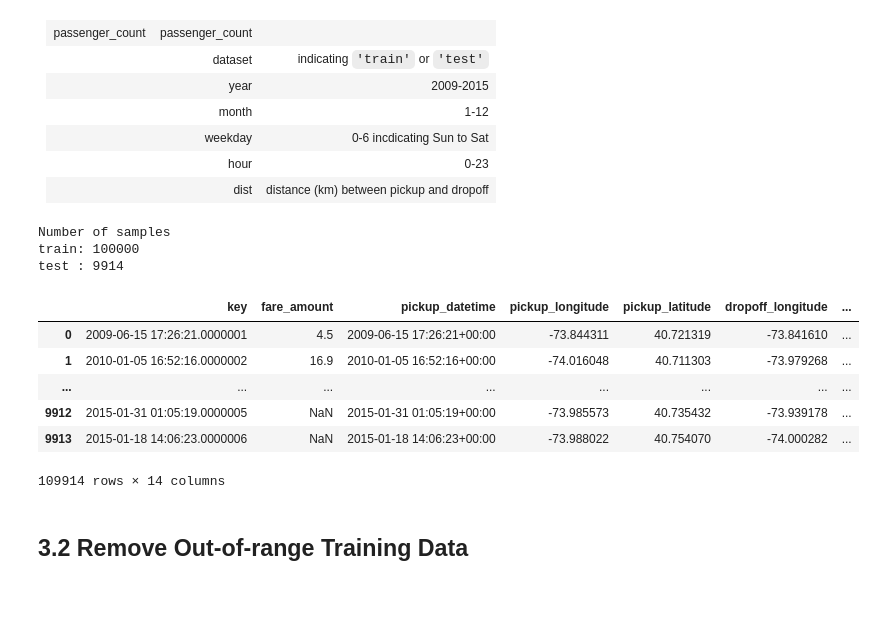
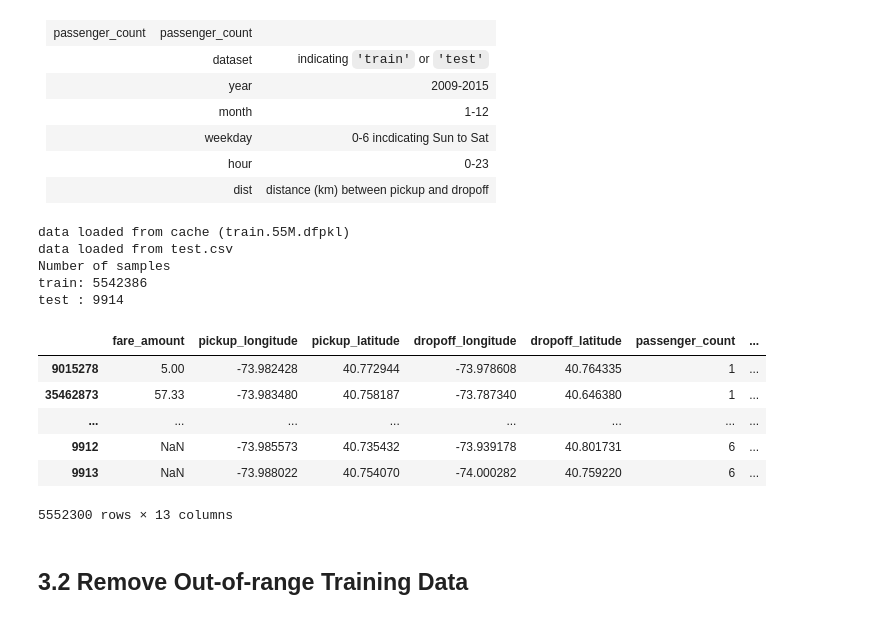
Before and after one commit to cfong32/data6100-final-proj, a Jupyter notebook: data6100_final_proj.ipynb, the cells around one changed output. Drawn from its saved outputs; the diff is of its cells as text; code cells hidden in the pictures.

Commit message:
Updated data loading

```diff
--- a/data6100_final_proj.ipynb
+++ b/data6100_final_proj.ipynb
@@ -112,38 +157,34 @@ def compute_dist(df):
 # %%
 # Read dataset (train + test)
 
 df = (
     pd.concat([
-        (pd.read_csv('train.csv', nrows=100_000)    # read nrows ONLY, the whole set contains >55M rows
+        (load_train_csv()
+         .sample(frac=0.1)
          .assign(dataset='train')),
-        (pd.read_csv('test.csv')
+        (load_test_csv()
          .assign(dataset='test')),
     ])
-    .assign(
-        pickup_datetime=lambda x: pd.to_datetime(x.pickup_datetime),
-        year   =lambda x: x.pickup_datetime.dt.year,
-        month  =lambda x: x.pickup_datetime.dt.month,
-        weekday=lambda x: x.pickup_datetime.dt.weekday,
-        hour   =lambda x: x.pickup_datetime.dt.hour,
-     )
     .pipe(compute_dist)
 )
 
 print('Number of samples')
 print(f'train: {(df.dataset=="train").sum()}')
 print(f'test : {(df.dataset=="test").sum()}')
 display(df)
 # %% [output]
+data loaded from cache (train.55M.dfpkl)
+data loaded from test.csv
 Number of samples
-train: 100000
+train: 5542386
 test : 9914
-|  | key | fare_amount | pickup_datetime | pickup_longitude | pickup_latitude | dropoff_longitude | ... |
-| 0 | 2009-06-15 17:26:21.0000001 | 4.5 | 2009-06-15 17:26:21+00:00 | -73.844311 | 40.721319 | -73.841610 | ... |
-| 1 | 2010-01-05 16:52:16.0000002 | 16.9 | 2010-01-05 16:52:16+00:00 | -74.016048 | 40.711303 | -73.979268 | ... |
+|  | fare_amount | pickup_longitude | pickup_latitude | dropoff_longitude | dropoff_latitude | passenger_count | ... |
+| 9015278 | 5.00 | -73.982428 | 40.772944 | -73.978608 | 40.764335 | 1 | ... |
+| 35462873 | 57.33 | -73.983480 | 40.758187 | -73.787340 | 40.646380 | 1 | ... |
 | ... | ... | ... | ... | ... | ... | ... | ... |
-| 9912 | 2015-01-31 01:05:19.0000005 | NaN | 2015-01-31 01:05:19+00:00 | -73.985573 | 40.735432 | -73.939178 | ... |
-| 9913 | 2015-01-18 14:06:23.0000006 | NaN | 2015-01-18 14:06:23+00:00 | -73.988022 | 40.754070 | -74.000282 | ... |
+| 9912 | NaN | -73.985573 | 40.735432 | -73.939178 | 40.801731 | 6 | ... |
+| 9913 | NaN | -73.988022 | 40.754070 | -74.000282 | 40.759220 | 6 | ... |
-109914 rows × 14 columns
+5552300 rows × 13 columns
 # %% [markdown]
 ## 3.2 Remove Out-of-range Training Data
 # %% [markdown]
```
Also changed, not shown: parts of 24 cells of this notebook.
